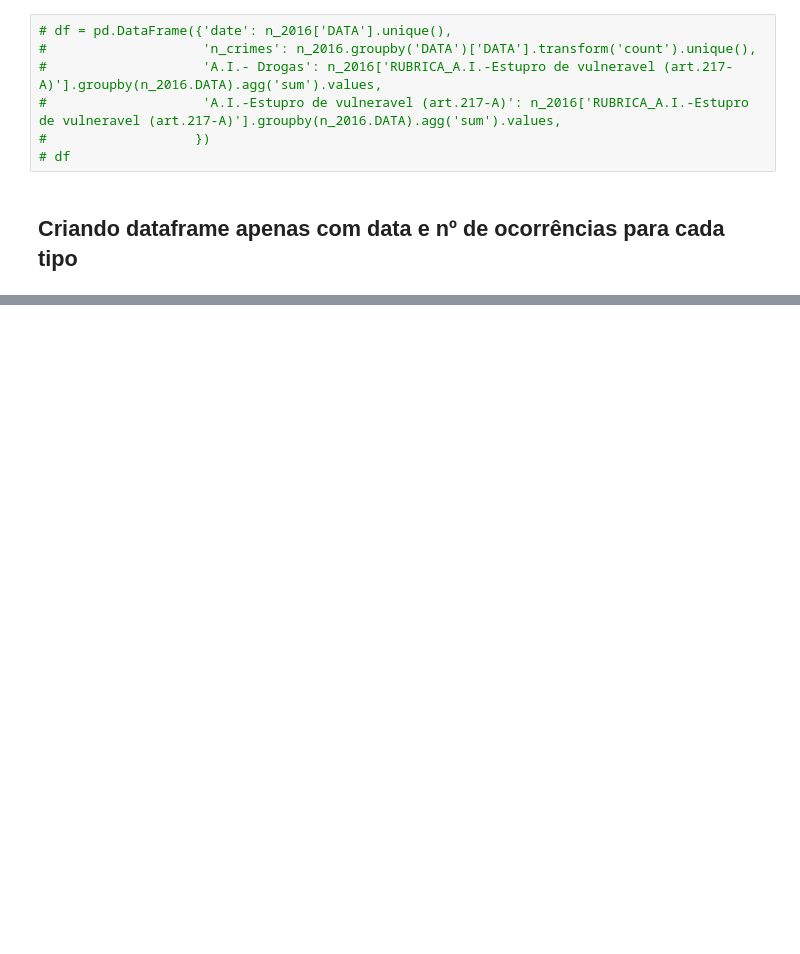
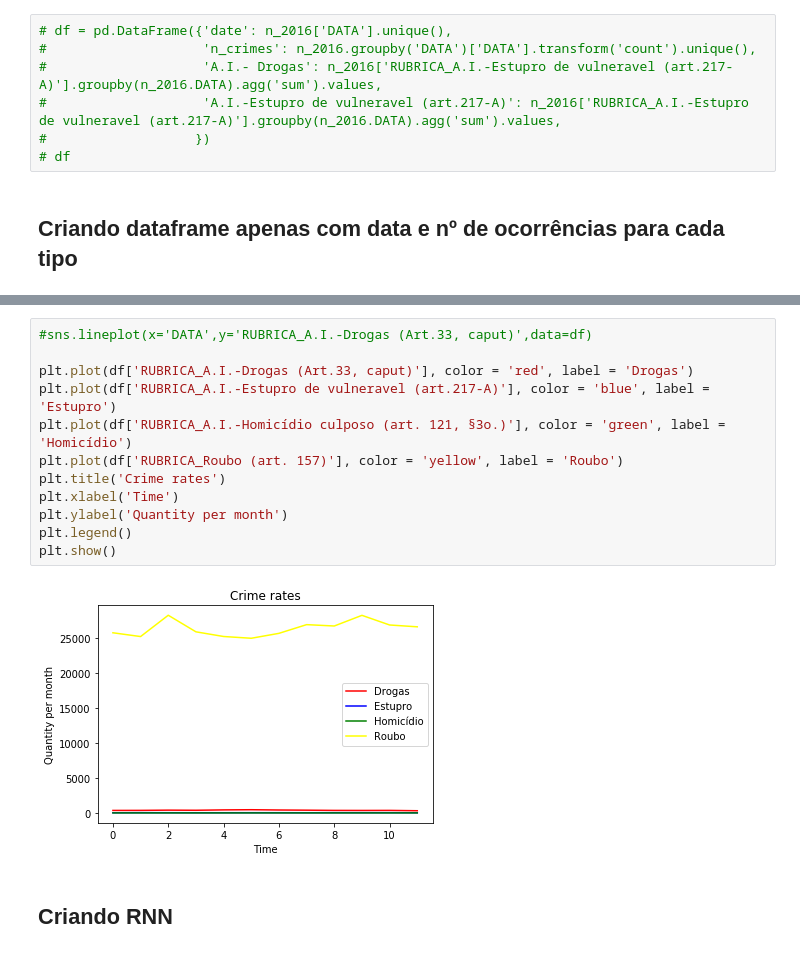
Before and after one commit to deeplearningunb/deeBO, a Jupyter notebook: DeeBO-EDA.ipynb, the cells around one changed output, grey strips where cells are left out. Saved outputs shown, nothing was run; the diff lists cells and outputs as text; blank space fills up the shorter version.

```diff
--- a/DeeBO-EDA.ipynb
+++ b/DeeBO-EDA.ipynb
@@ -124,3 +120,19 @@ df
 | 10 | 2016-11-01 | 360.0 | 35 | 106 | 0 | ... |
 | 11 | 2016-12-01 | 312.0 | 22 | 87 | 0 | ... |
 12 rows × 40 columns
+# %%
+#sns.lineplot(x='DATA',y='RUBRICA_A.I.-Drogas (Art.33, caput)',data=df)
+
+plt.plot(df['RUBRICA_A.I.-Drogas (Art.33, caput)'], color = 'red', label = 'Drogas')
+plt.plot(df['RUBRICA_A.I.-Estupro de vulneravel (art.217-A)'], color = 'blue', label = 'Estupro')
+plt.plot(df['RUBRICA_A.I.-Homicídio culposo (art. 121, §3o.)'], color = 'green', label = 'Homicídio')
+plt.plot(df['RUBRICA_Roubo (art. 157)'], color = 'yellow', label = 'Roubo')
+plt.title('Crime rates')
+plt.xlabel('Time')
+plt.ylabel('Quantity per month')
+plt.legend()
+plt.show()
+# %% [output]
+[figure, added]
+# %% [markdown]
+## Criando RNN
```
Also changed, not shown: parts of 7 cells of this notebook.
